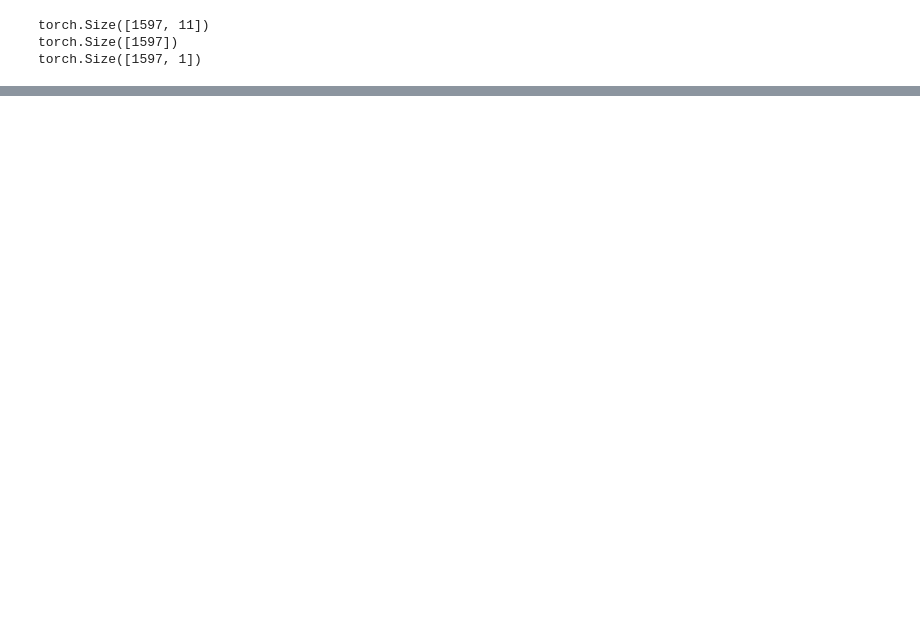
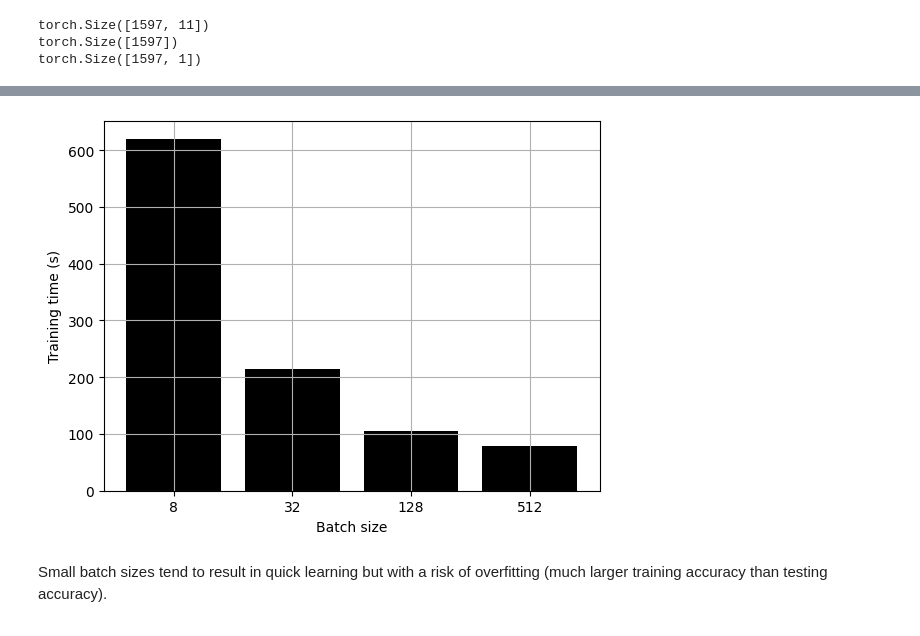
Before and after one commit to szalai-istvan/ai, a Jupyter notebook: deep-understanding-of-deep-learning/06-metaparameters/06-metaparameters.ipynb, the cells around one changed output, grey strips where cells are left out. Saved outputs shown, nothing was run; the diff lists cells and outputs as text; code cells hidden in the pictures; blank space fills up the shorter version.

```diff
--- a/deep-understanding-of-deep-learning/06-metaparameters/06-metaparameters.ipynb
+++ b/deep-understanding-of-deep-learning/06-metaparameters/06-metaparameters.ipynb
@@ -163,0 +275,14 @@ testLoader = DataLoader(testData, batch_size=testData.tensors[0].shape[0])
+# %%
+plt.bar(range(len(batchSizes)), trainingTime, color='black')
+plt.xlabel('Batch size')
+plt.ylabel('Training time (s)')
+plt.xticks([0, 1, 2, 3], batchSizes)
+plt.grid()
+plt.show()
+# %% [output]
+[figure, added]
+# %% [markdown]
+<link rel="stylesheet" href="../../styles.css">
+<div class="note">
+<p>Small batch sizes tend to result in quick learning but with a risk of overfitting (much larger training accuracy than testing accuracy).</p>
+</div>
```
Also changed, not shown: parts of 8 cells of this notebook, 1 other file.
